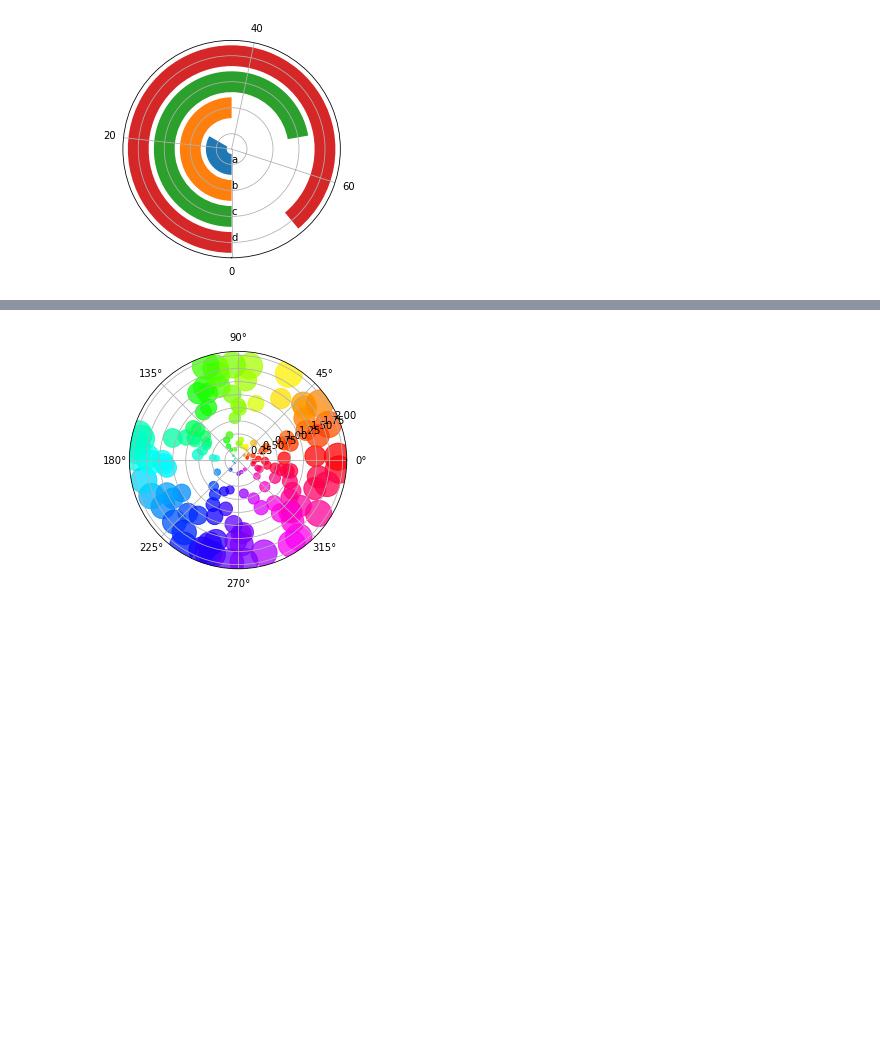
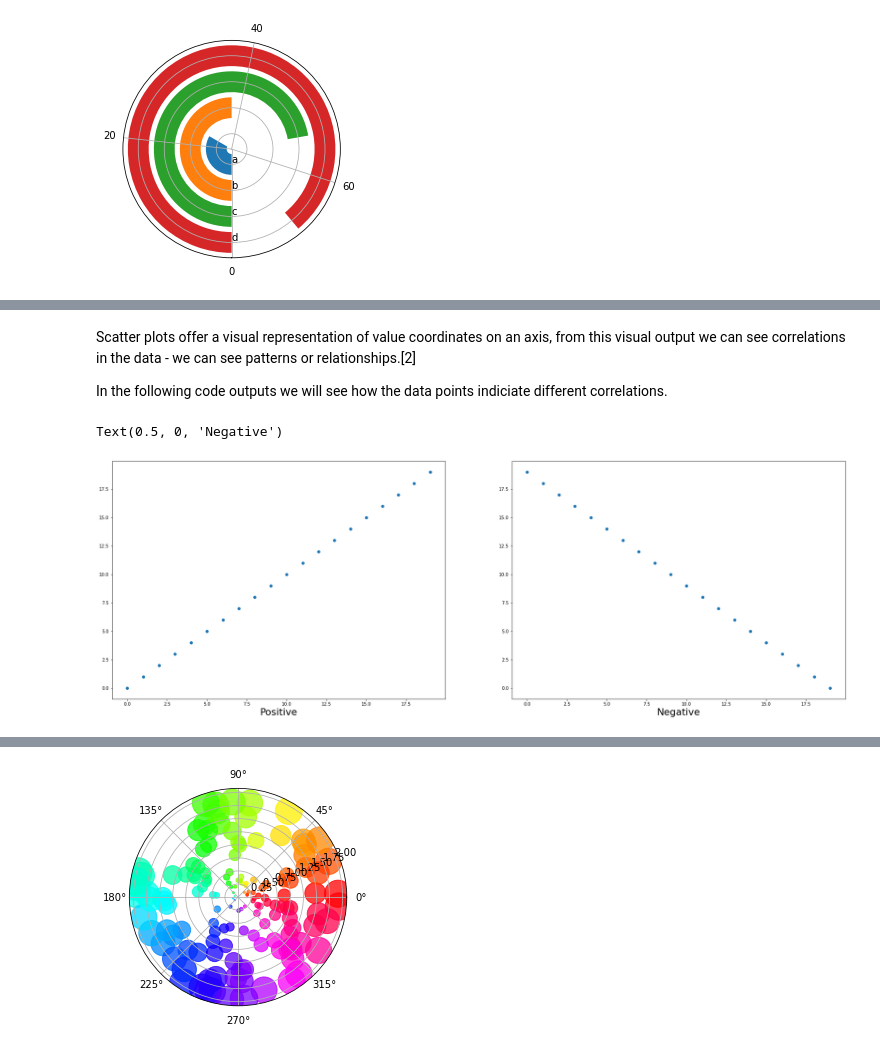
Before and after one commit to VCurry20/FDAProject2021, a Jupyter notebook: pyplot.ipynb, the cells around one changed output, grey strips where cells are left out. Cells and saved outputs as stored; diff of their text form; code cells hidden in the pictures; blank space fills up the shorter version.

```diff
--- a/pyplot.ipynb
+++ b/pyplot.ipynb
@@ -315,0 +313,41 @@ Or just scatter?
+# %% [markdown]
+Scatter plots offer a visual representation of value coordinates on an axis, from this visual output we can see correlations in the data - we can see patterns or relationships.[2]
+
+In the following code  outputs we will see how the data points indiciate different correlations.
+# %%
+rng = np.random.default_rng()                   # random data generator
+
+
+# the output of this graph is a positive correlation
+# the output values of both x & y increase in correlation with eachother
+# the dots move out from the origin outwards
+
+x1_values = [i for i in range (0, 20)]          # set x values - range of values 0-20
+y1_values = [i for i in range (0, 20)]          # set y values - range of values 0-20
+
+plt.subplot(1, 2, 1)                            # set subplot - this is plot 1
+
+plt.scatter(x1_values, y1_values)               # scatter plot - plot x & y values
+plt.xlabel('Positive', fontsize=22)             # set label - positive, set font size
+
+
+
+
+# the output of this graph is a negative correlation
+# the output values of both x & y show that there is no real correlation between the data points
+# the dots across the graph
+
+
+x2_values = [i for i in range (0, 20)]          # set x values - range of values 0-20
+y2_values = x2_values [::-1]                    # set y values - range of values 0-20 - sliced (reverted)
+
+plt.subplot(1, 2, 2)                            # set subplot - this is plot 2
+
+
+plt.scatter(x2_values, y2_values)               # scatter plot - plot x & y values
+plt.xlabel('Negative', fontsize=22)             # set label - negative, set font size
+
+# [3][4][5][6][7][8]
+# %% [output]
+Text(0.5, 0, 'Negative')
+[figure, added]
```
Also changed, not shown: parts of 10 cells of this notebook, 1 other file.
